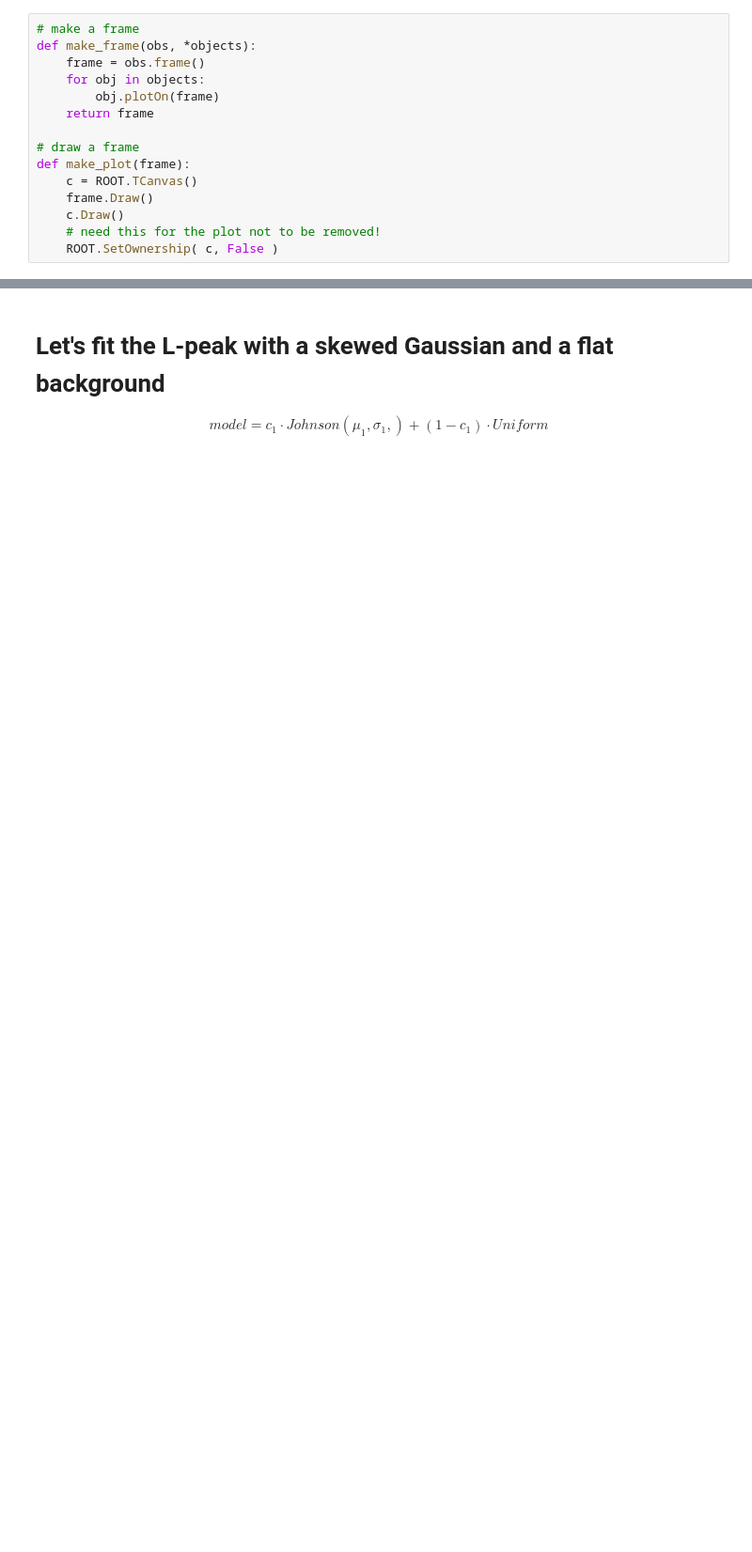
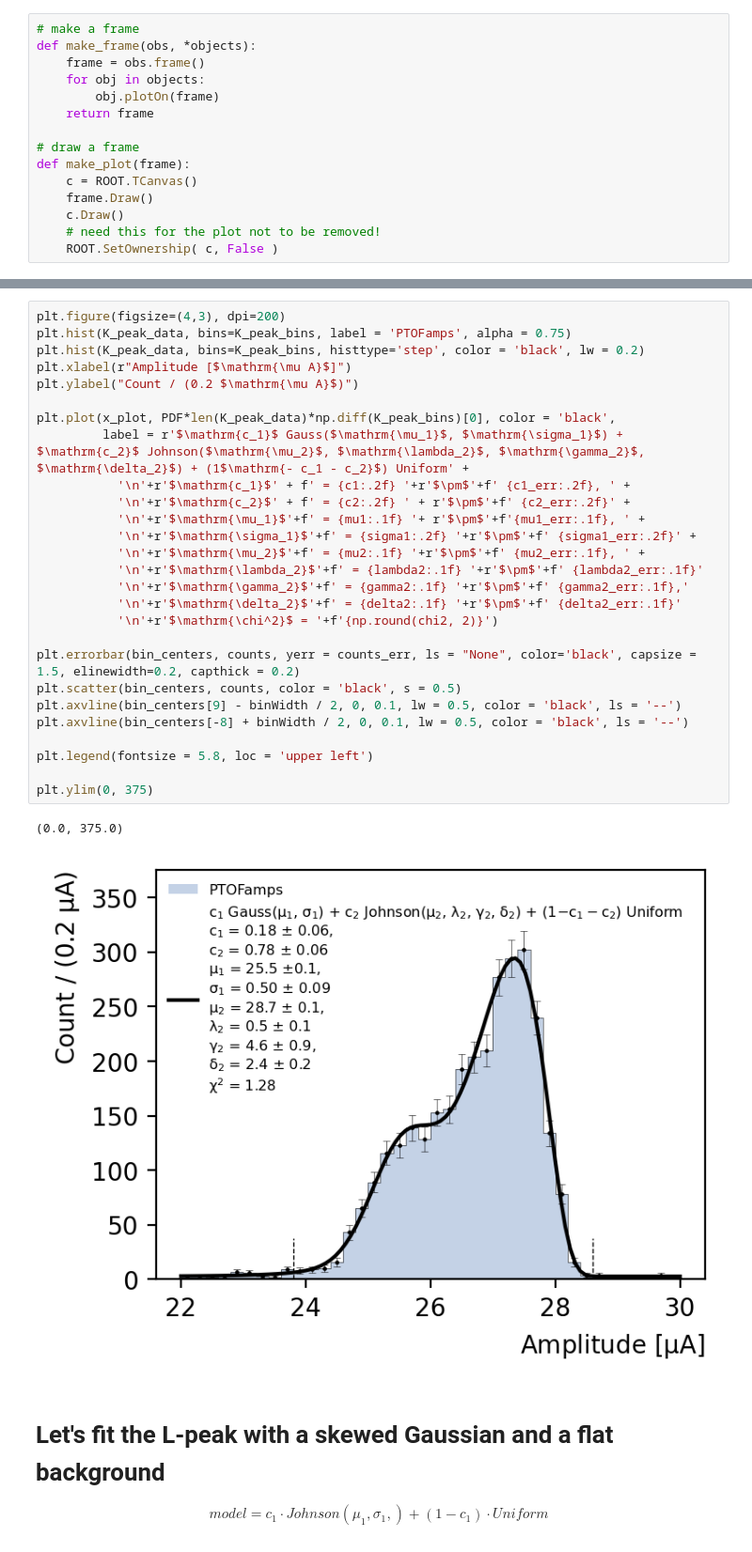
Before and after one commit to perry5334/CDMS, a Jupyter notebook: notebooks/CUTE/Ge71_Lines/Ge71_Activation_Lines_Data.ipynb, the cells around one changed output, grey strips where cells are left out. Shown at 94% size. Drawn from its saved outputs; the diff is of its cells as text; blank space fills up the shorter version.

```diff
--- a/notebooks/CUTE/Ge71_Lines/Ge71_Activation_Lines_Data.ipynb
+++ b/notebooks/CUTE/Ge71_Lines/Ge71_Activation_Lines_Data.ipynb
@@ -345,3 +224,33 @@ np.sqrt((c1 + c2)**2 * 208**2 + 3065**2 * c1_err**2 + 3065**2 * c2_err**2 + 2* c
+# %%
+plt.figure(figsize=(4,3), dpi=200)
+plt.hist(K_peak_data, bins=K_peak_bins, label = 'PTOFamps', alpha = 0.75)
+plt.hist(K_peak_data, bins=K_peak_bins, histtype='step', color = 'black', lw = 0.2)
+plt.xlabel(r"Amplitude [$\mathrm{\mu A}$]")
+plt.ylabel("Count / (0.2 $\mathrm{\mu A}$)")
+
+plt.plot(x_plot, PDF*len(K_peak_data)*np.diff(K_peak_bins)[0], color = 'black',
+         label = r'$\mathrm{c_1}$ Gauss($\mathrm{\mu_1}$, $\mathrm{\sigma_1}$) + $\mathrm{c_2}$ Johnson($\mathrm{\mu_2}$, $\mathrm{\lambda_2}$, $\mathrm{\gamma_2}$, $\mathrm{\delta_2}$) + (1$\mathrm{- c_1 - c_2}$) Uniform' +
+           '\n'+r'$\mathrm{c_1}$' + f' = {c1:.2f} '+r'$\pm$'+f' {c1_err:.2f}, ' +
+           '\n'+r'$\mathrm{c_2}$' + f' = {c2:.2f} ' + r'$\pm$'+f' {c2_err:.2f}' +
+           '\n'+r'$\mathrm{\mu_1}$'+f' = {mu1:.1f} '+ r'$\pm$'+f'{mu1_err:.1f}, ' +
+           '\n'+r'$\mathrm{\sigma_1}$'+f' = {sigma1:.2f} '+r'$\pm$'+f' {sigma1_err:.2f}' +
+           '\n'+r'$\mathrm{\mu_2}$'+f' = {mu2:.1f} '+r'$\pm$'+f' {mu2_err:.1f}, ' +
+           '\n'+r'$\mathrm{\lambda_2}$'+f' = {lambda2:.1f} '+r'$\pm$'+f' {lambda2_err:.1f}'
+           '\n'+r'$\mathrm{\gamma_2}$'+f' = {gamma2:.1f} '+r'$\pm$'+f' {gamma2_err:.1f},'
+           '\n'+r'$\mathrm{\delta_2}$'+f' = {delta2:.1f} '+r'$\pm$'+f' {delta2_err:.1f}'
+           '\n'+r'$\mathrm{\chi^2}$ = '+f'{np.round(chi2, 2)}')
+
+plt.errorbar(bin_centers, counts, yerr = counts_err, ls = "None", color='black', capsize = 1.5, elinewidth=0.2, capthick = 0.2)
+plt.scatter(bin_centers, counts, color = 'black', s = 0.5)
+plt.axvline(bin_centers[9] - binWidth / 2, 0, 0.1, lw = 0.5, color = 'black', ls = '--')
+plt.axvline(bin_centers[-8] + binWidth / 2, 0, 0.1, lw = 0.5, color = 'black', ls = '--')
+
+plt.legend(fontsize = 5.8, loc = 'upper left')
+
+plt.ylim(0, 375)
+# %% [output]
+(0.0, 375.0)
+[figure, added]
 # %% [markdown]
 # Let's fit the L-peak with a skewed Gaussian and a flat background
 $$
```
Also changed, not shown: parts of 35 cells of this notebook, 5 other files.
